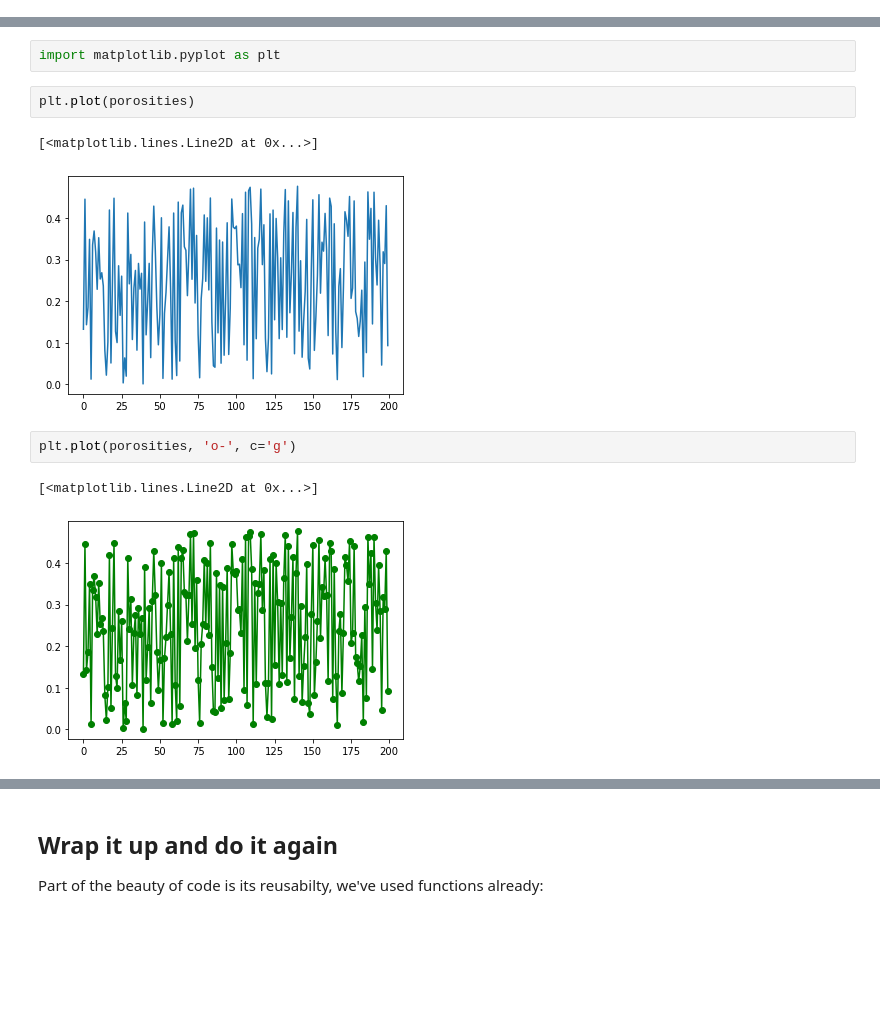
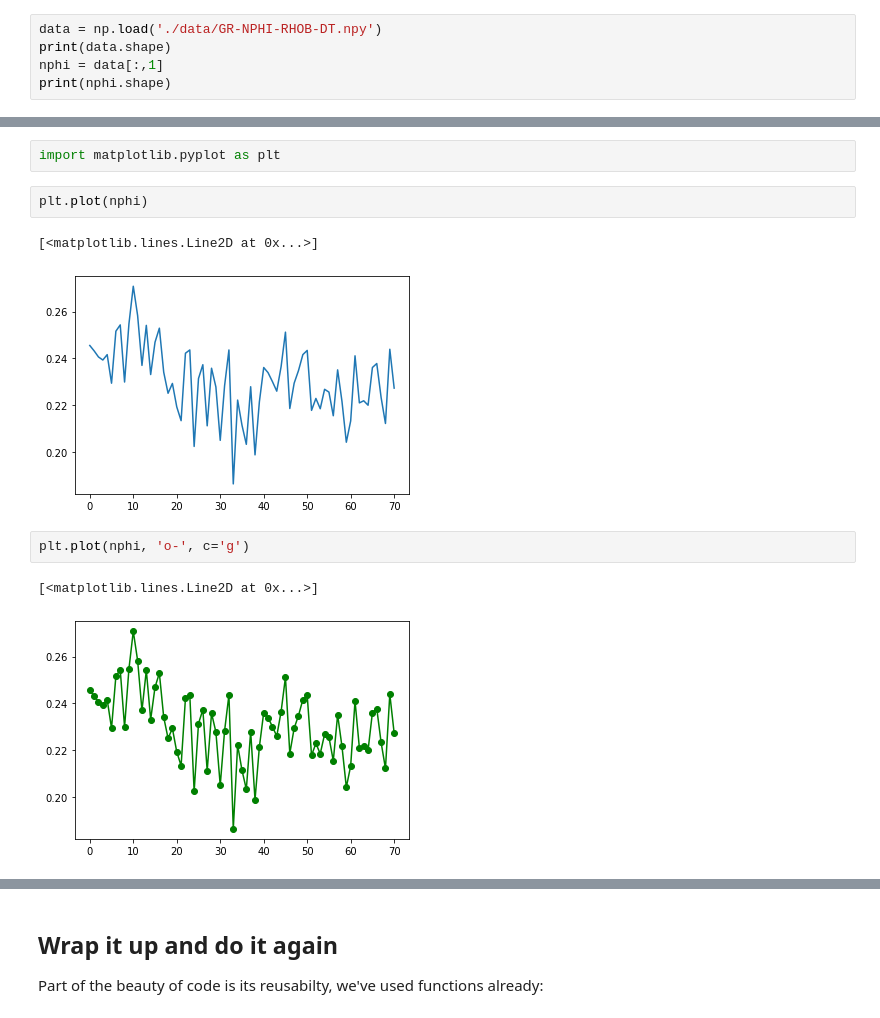
Before and after one commit to Zabamund/T22_getting_started, a Jupyter notebook: Intro_to_Python.ipynb, the cells around one changed output, grey strips where cells are left out. Saved outputs shown, nothing was run; the diff lists cells and outputs as text; blank space fills up the shorter version.

Commit message:
Load poro data from file, close #11

```diff
--- a/Intro_to_Python.ipynb
+++ b/Intro_to_Python.ipynb
@@ -643,0 +439,5 @@ len(porosities)
+# %%
+data = np.load('./data/GR-NPHI-RHOB-DT.npy')
+print(data.shape)
+nphi = data[:,1]
+print(nphi.shape)
@@ -711,15 +536,15 @@ The [python-visualization-landscape](https://github.com/rougier/python-visualiza
 # %%
 import matplotlib.pyplot as plt
 # %%
-plt.plot(porosities)
+plt.plot(nphi)
 # %% [output]
 [<matplotlib.lines.Line2D at 0x...>]
-[figure, old version]
+[figure, new version]
 # %%
-plt.plot(porosities, 'o-', c='g')
+plt.plot(nphi, 'o-', c='g')
 # %% [output]
 [<matplotlib.lines.Line2D at 0x...>]
-[figure, old version]
+[figure, new version]
 # %%
 fig, ax = plt.subplots()
 
```
Also changed, not shown: parts of 32 cells of this notebook, 1 other file.
